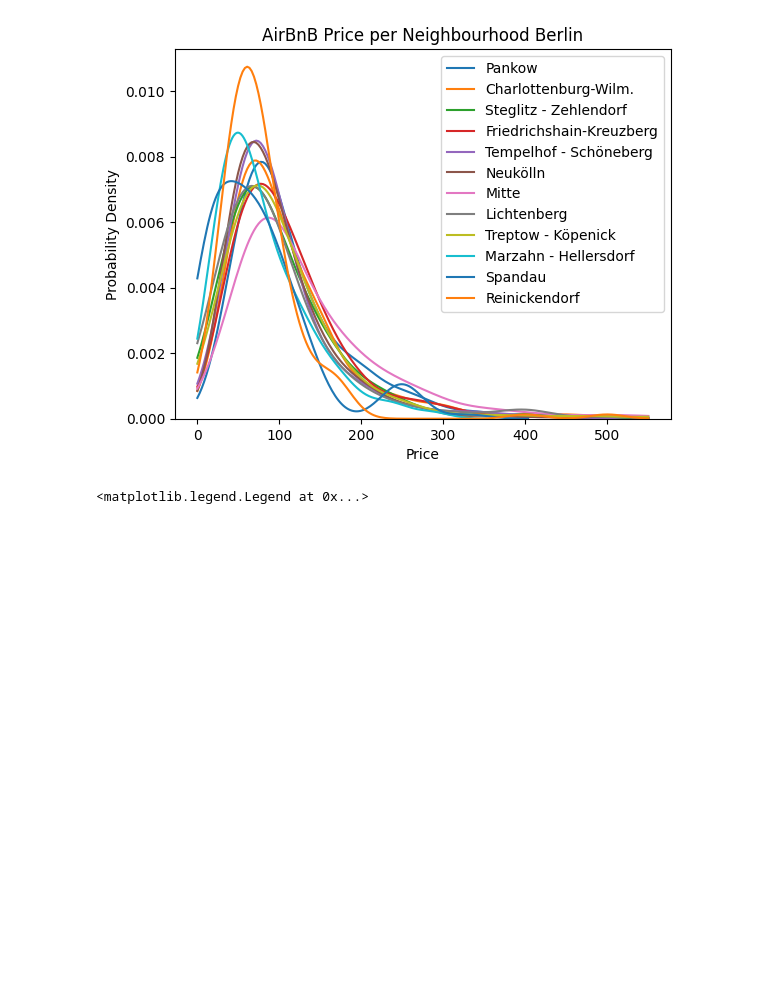
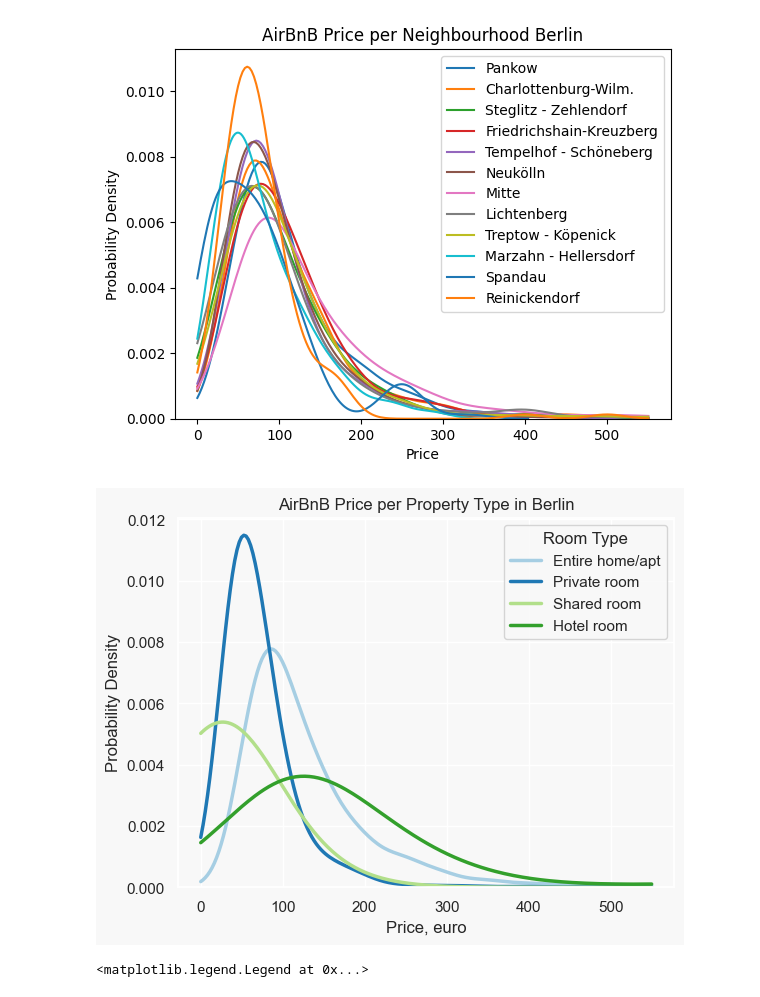
Before and after one commit to ovsvc/dopp-project, a Jupyter notebook: analysis/Exploratory analysis.ipynb, the cells around one changed output. Cells and saved outputs as stored; diff of their text form; code cells hidden in the pictures; blank space fills up the shorter version.

```diff
--- a/analysis/Geo_v2.ipynb
+++ b/analysis/Exploratory analysis.ipynb
@@ -466,6 +516,41 @@ plt.legend()
 # %% [output]
 <matplotlib.legend.Legend at 0x...>
 [figure]
+# %%
+
+# Set a seaborn style
+#sns.set(style="white", palette="Paired", color_codes=True)
+sns.set (palette = "Paired", rc={'axes.facecolor':'#f8f8f8ff', 'figure.facecolor':'#f8f8f8ff'})
+
+
+# Create a figure and axis
+#plt.figure(figsize=(1, 8))
+
+# Plot KDE for each room type
+for rt in listings.room_type.unique():
+    sns.kdeplot(
+        listings[listings.room_type == rt].price,
+        fill=False,
+        clip=(0, 550),
+        label=rt,
+        linewidth=2.5,  # Adjust the line width
+        linestyle='-'  # Solid line style
+
+    )
+
+
+# Set labels and title
+plt.xlabel('Price, euro')
+plt.ylabel('Probability Density')
+plt.title('AirBnB Price per Property Type in Berlin')
+
+# Add legend with a title
+plt.legend(title='Room Type', loc='upper right')
+
+# Show the plot
+plt.show()
+# %% [output]
+[figure, added]
 # %%
 #Prices per property type
 
```
Also changed, not shown: parts of 10 cells of this notebook.
